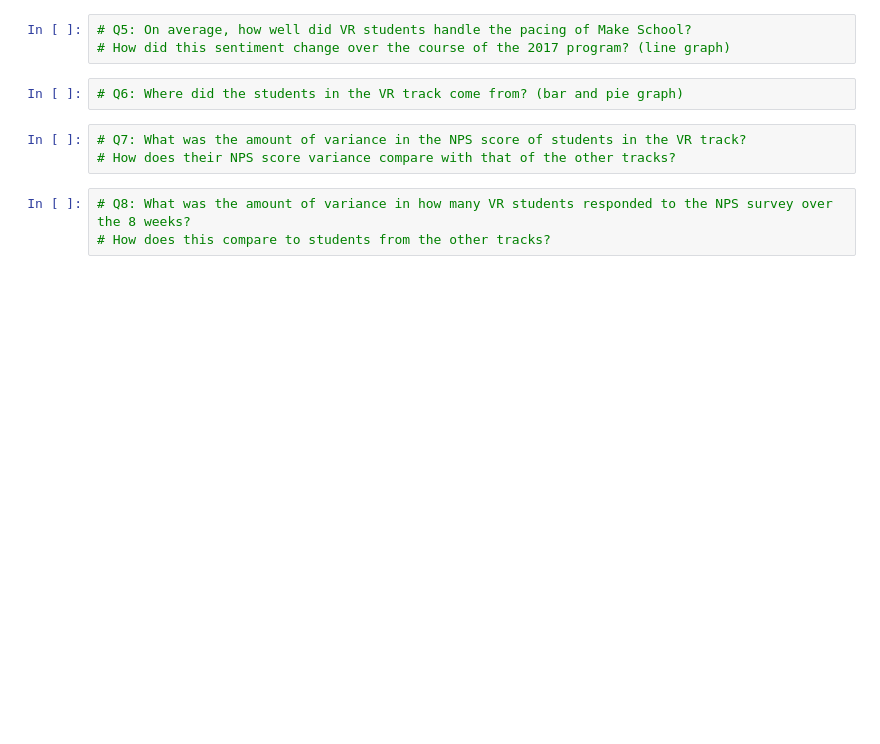
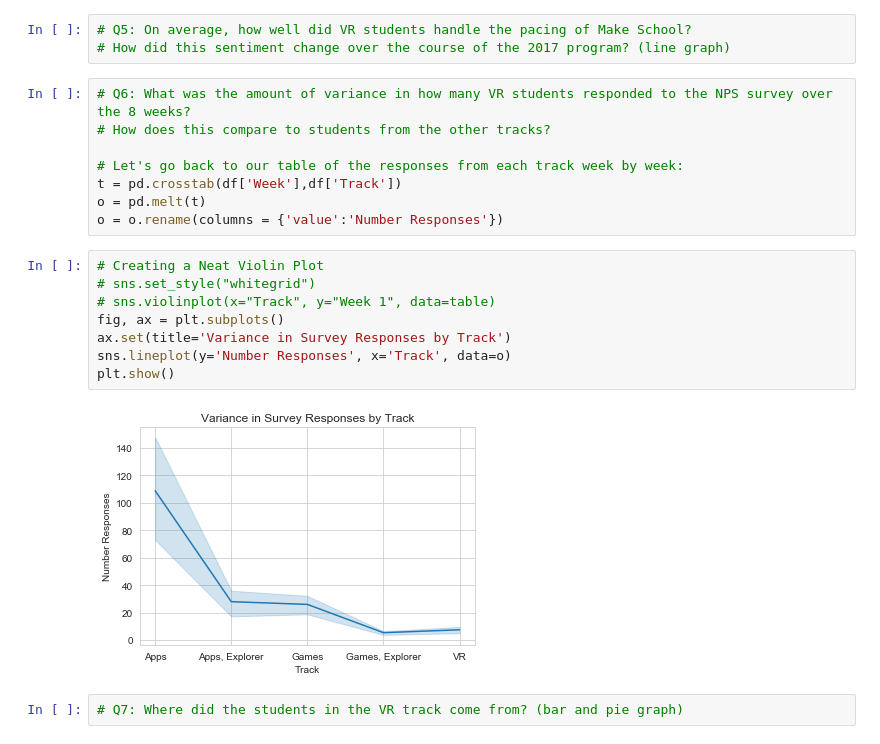
Before and after one commit to UPstartDeveloper/NPS_project, a Jupyter notebook: NPS_data_wrangling.ipynb, the cells around one changed output. Drawn from its saved outputs; the diff is of its cells as text; blank space fills up the shorter version.

Commit message:
Plot variance in survey responses by track.

```diff
--- a/NPS_data_wrangling.ipynb
+++ b/NPS_data_wrangling.ipynb
@@ -219,11 +219,23 @@ plt.show()
 # %%
 # Q5: On average, how well did VR students handle the pacing of Make School?
 # How did this sentiment change over the course of the 2017 program? (line graph)
+# %%
+# Q6: What was the amount of variance in how many VR students responded to the NPS survey over the 8 weeks?
+# How does this compare to students from the other tracks?
+
+# Let's go back to our table of the responses from each track week by week:
+t = pd.crosstab(df['Week'],df['Track'])
+o = pd.melt(t)
+o = o.rename(columns = {'value':'Number Responses'})
+# %%
+# Creating a Neat Violin Plot
+# sns.set_style("whitegrid")
+# sns.violinplot(x="Track", y="Week 1", data=table)
+fig, ax = plt.subplots()
+ax.set(title='Variance in Survey Responses by Track')
+sns.lineplot(y='Number Responses', x='Track', data=o)
+plt.show()
+# %% [output]
+[figure, added]
 # %%
-# Q6: Where did the students in the VR track come from? (bar and pie graph)
+# Q7: Where did the students in the VR track come from? (bar and pie graph)
-# %%
-# Q7: What was the amount of variance in the NPS score of students in the VR track?
-# How does their NPS score variance compare with that of the other tracks?
-# %%
-# Q8: What was the amount of variance in how many VR students responded to the NPS survey over the 8 weeks?
-# How does this compare to students from the other tracks?
```
